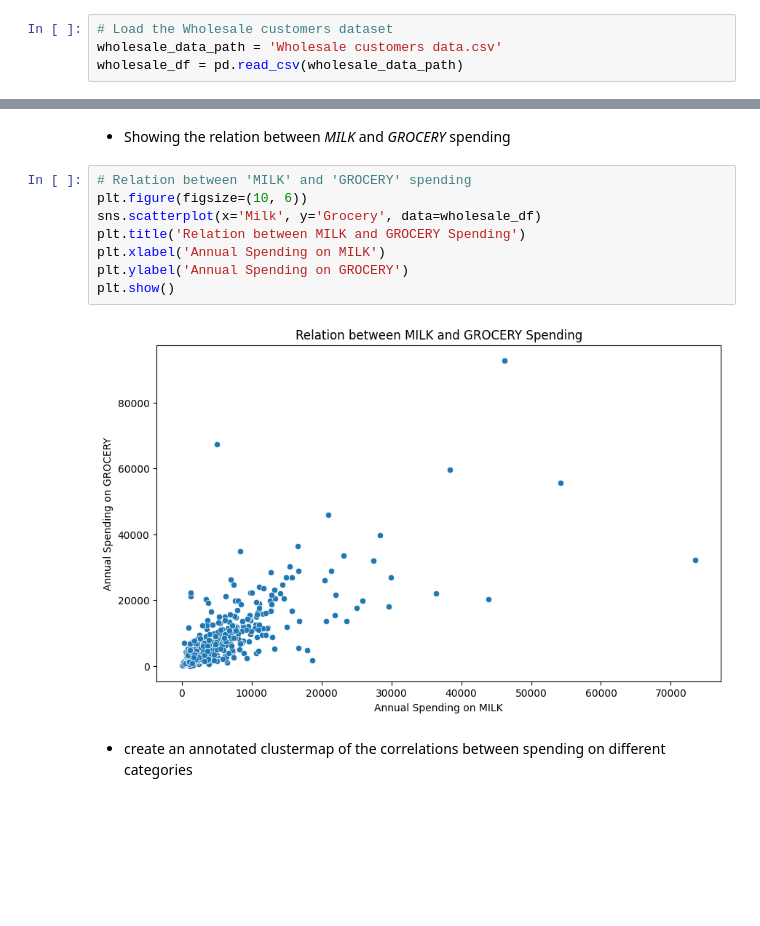
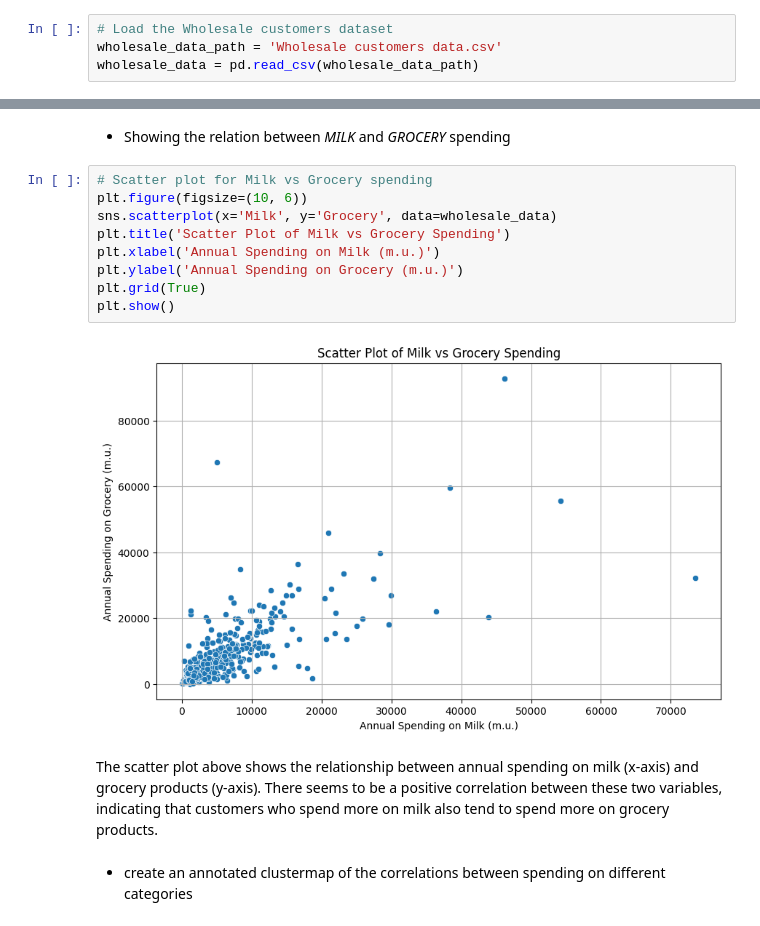
Before and after one commit to peyman886/Machine_Learning, a Jupyter notebook: Bahrak 1402-1/HomeWork/HW06/Machine_Learning_HW06.ipynb, the cells around one changed output, grey strips where cells are left out. Saved outputs shown, nothing was run; the diff lists cells and outputs as text; blank space fills up the shorter version.

```diff
--- a/Bahrak 1402-1/HomeWork/HW06/Machine_Learning_HW06.ipynb
+++ b/Bahrak 1402-1/HomeWork/HW06/Machine_Learning_HW06.ipynb
@@ -399,6 +399,6 @@ Attribute Information:
 # %%
 # Load the Wholesale customers dataset
 wholesale_data_path = 'Wholesale customers data.csv'
-wholesale_df = pd.read_csv(wholesale_data_path)
+wholesale_data = pd.read_csv(wholesale_data_path)
 # %% [markdown]
 - Do exploratory data analysis and preprocessing
@@ -451,14 +451,17 @@ wholesale_df.describe()
 # %% [markdown]
 - Showing the relation between *MILK* and *GROCERY* spending
 # %%
-# Relation between 'MILK' and 'GROCERY' spending
+# Scatter plot for Milk vs Grocery spending
 plt.figure(figsize=(10, 6))
-sns.scatterplot(x='Milk', y='Grocery', data=wholesale_df)
-plt.title('Relation between MILK and GROCERY Spending')
-plt.xlabel('Annual Spending on MILK')
-plt.ylabel('Annual Spending on GROCERY')
+sns.scatterplot(x='Milk', y='Grocery', data=wholesale_data)
+plt.title('Scatter Plot of Milk vs Grocery Spending')
+plt.xlabel('Annual Spending on Milk (m.u.)')
+plt.ylabel('Annual Spending on Grocery (m.u.)')
+plt.grid(True)
 plt.show()
 # %% [output]
-[figure, old version]
+[figure, new version]
+# %% [markdown]
+The scatter plot above shows the relationship between annual spending on milk (x-axis) and grocery products (y-axis). There seems to be a positive correlation between these two variables, indicating that customers who spend more on milk also tend to spend more on grocery products.
 # %% [markdown]
 - create an annotated clustermap of the correlations between spending on different categories
```
Also changed, not shown: parts of 15 cells of this notebook.
